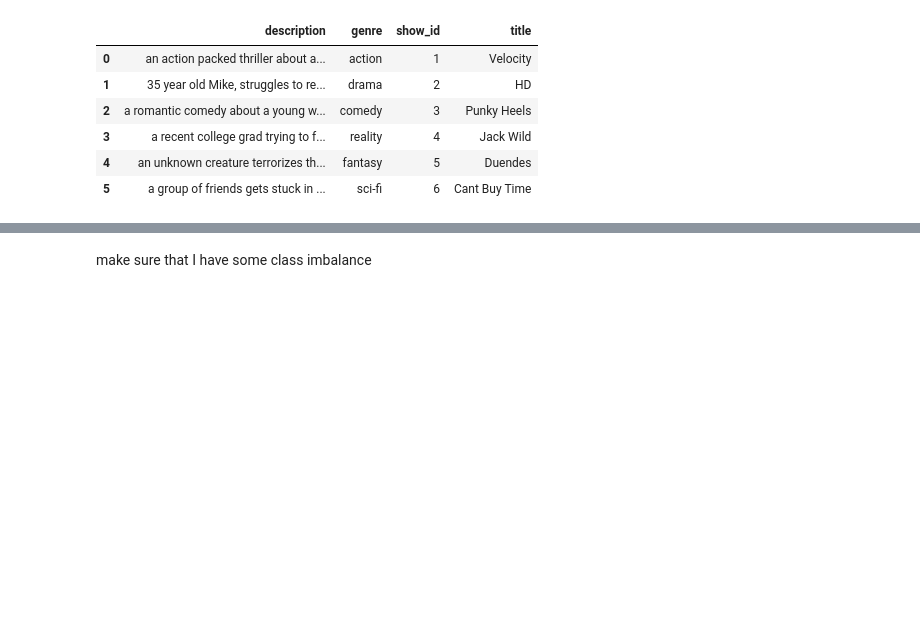
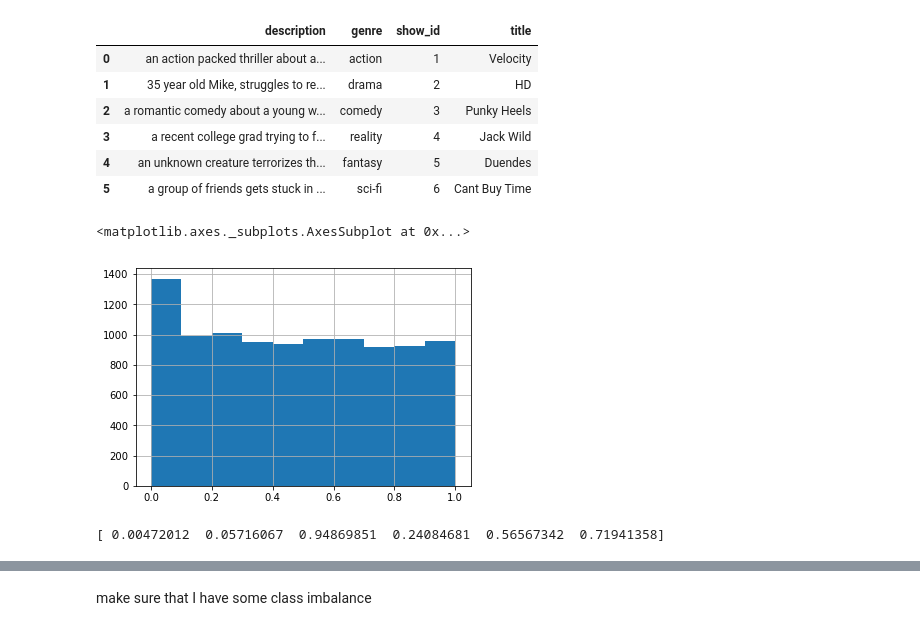
Before and after one commit to dvatterott/data_challenge, a Jupyter notebook: data_challenge_development.ipynb, the cells around one changed output, grey strips where cells are left out. Drawn from its saved outputs; the diff is of its cells as text; code cells hidden in the pictures; blank space fills up the shorter version.

```diff
--- a/data_challenge_development.ipynb
+++ b/data_challenge_development.ipynb
@@ -24,3 +21,7 @@ number_actions = 500000
+# %%
+number_people = 10000
+number_actions = 1000000
+precision = 1
 # %%
 shows = {'title':['Velocity','HD','Punky Heels','Jack Wild','Duendes','Cant Buy Time'],
         'genre':['action','drama','comedy','reality','fantasy','sci-fi'],
@@ -77,17 +78,13 @@ people_df['age'] = people_df['bday'].apply(calculate_age)
 # %%
 import numpy as np
 
-def generate_alpha_dict(x, y, num_out=1):
+def generate_alpha_dict(x, precision=5, num_out=1, beta=True):
     output = {}
-    if isinstance(y, list):
-        low_y = y[0]
-        high_y = y[1]
-    else:
-        low_y = 1
-        high_y = y
-
     for i in range(x+1):
-        output[i] = np.random.uniform(low_y,high_y, size=num_out)
+        if beta:
+            output[i] = [precision*np.random.uniform(0.5,1.51, size=[num_out,]),precision]
+        else:
+            output[i] = precision*np.random.uniform(0.5,1.51, size=[num_out,])
 
     return output
 # %%
@@ -114,18 +106,23 @@ def find_age_group(row, alpha):
     age = int(row[1]['age'] / 10)
     while True:
         if age in alpha:
-            # a_out = alpha[age] + row[1]['affinity_4_tv']
-            a_out = alpha[age]
-            a_out = max(0.001, a_out)
-            return [alpha[age], 5]
+            return alpha[age]
         else:
             age -= 1
         if age < 0:
             return 'alpha_dict broken!'
 
 
-age_tv_watching_alphas = generate_alpha_dict(10,10)
+age_tv_watching_alphas = generate_alpha_dict(10, precision=precision)
 people_df['watch_prob'] = per_row_draws(people_df, np.random.beta, find_age_group, age_tv_watching_alphas)
+# %%
+import matplotlib.pyplot as plt
+%matplotlib inline
+
+people_df.watch_prob.hist()
+# %% [output]
+<matplotlib.axes._subplots.AxesSubplot at 0x...>
+[figure, added]
 # %%
 def find_show_probability(row, alpha_dict):
     male_dict = alpha_dict[0]
@@ -189,7 +188,9 @@ def signup_probability(row, alpha_dict):
     if row[1]['p_id'] not in alpha_dict:
         return [0.001, 5]
     else:
-        return [alpha_dict[row[1]['p_id']], 5]
+        return alpha_dict[row[1]['p_id']]
 
-alpha = create_person_alpha_dict(behavioral_df, show_df)
+alpha = create_person_alpha_dict(behavioral_df, show_df, precision=1000/precision)
 people_df['subscriber_prob'] = per_row_draws(people_df, np.random.beta, signup_probability, alpha)
+# %% [output]
+[ 0.00472012  0.05716067  0.94869851  0.24084681  0.56567342  0.71941358]
```
Also changed, not shown: parts of 18 cells of this notebook, 3 other files.
